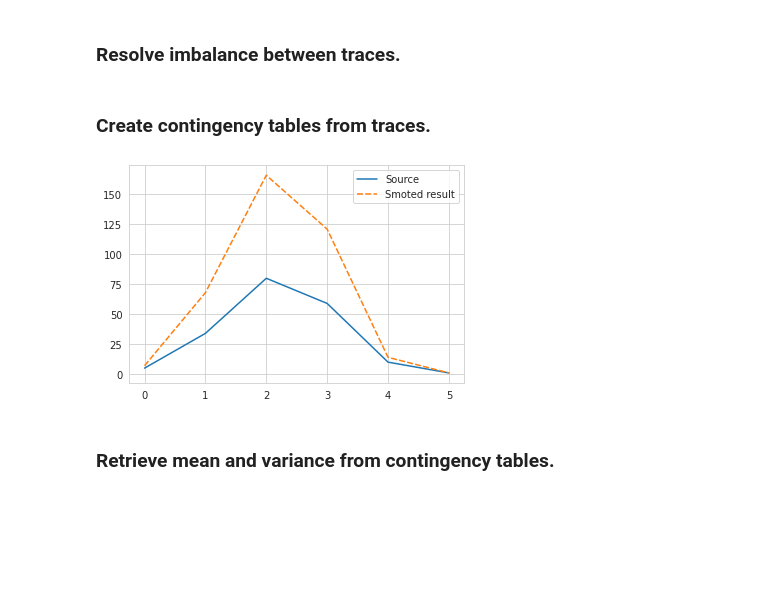
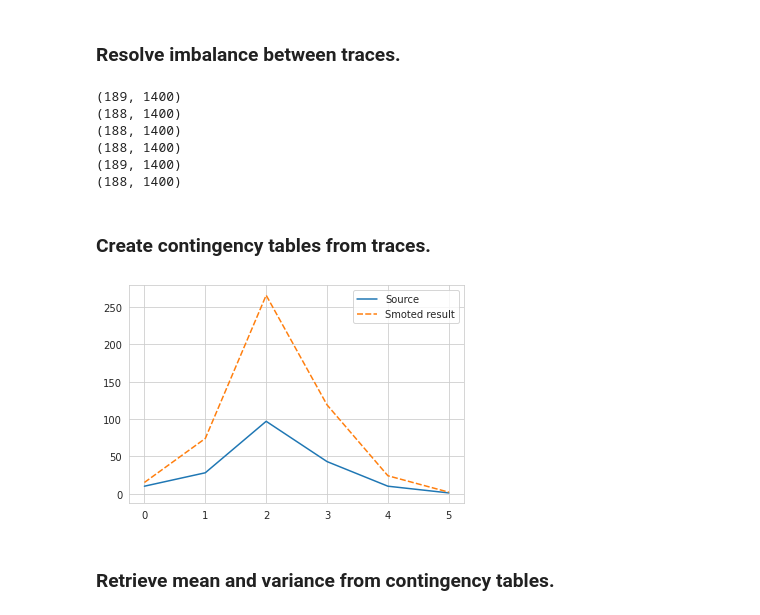
Before and after one commit to ccberg/LA, a Jupyter notebook: books/tvla/t_test.ipynb, the cells around one changed output. Drawn from its saved outputs; the diff is of its cells as text; code cells hidden in the pictures; blank space fills up the shorter version.

```diff
--- a/books/tvla/t_test.ipynb
+++ b/books/tvla/t_test.ipynb
@@ -22,3 +20,6 @@ cache = NBCache("tvla/t_test")
+# %%
+SMOTE_LEVEL = 500
+cache = NBCache("tvla/t_test", version=f"smote_{SMOTE_LEVEL}")
 # %%
 trace_len = 50
 sample_size = 350
@@ -218,6 +219,7 @@ def smote(trace_categories, target_size, dtype=np.uint8):
         res = np.zeros((len(category), target_size, category[0].shape[1]), dtype=dtype)
 
         for s_ix, trace_slice in enumerate(category):
+            print(trace_slice.shape)
             app = [get_point(trace_slice) for _ in range(target_size - len(trace_slice))]
 
             if len(app) > 0:
@@ -228,17 +230,29 @@ def smote(trace_categories, target_size, dtype=np.uint8):
         acc.append(res)
 
     return acc
+
+test_sample_pt_smote = np.array([i[0] for i in np.array(smote(cts.slices[0], 400)[0][0])])
+# %% [output]
+(189, 1400)
+(188, 1400)
+(188, 1400)
+(188, 1400)
+(189, 1400)
+(188, 1400)
 # %% [markdown]
 ### Create contingency tables from traces.
 # %%
 class CTableStore:
-    def __init__(self, tc: TraceCategory, num_keys=256):
+    def __init__(self, tc: TraceCategory, key_range=256, offset=128, pref_size=SMOTE_LEVEL):
         self.tc = tc
-        self.num_keys = num_keys
-        self.size = max([math.ceil(len(self.tc.filter_traces(k)) / 2) for k in range(self.num_keys)])
+        self.key_range = key_range
+        self.offset = offset
 
-        t_max = max([self.tc.filter_traces(k).max() for k in range(self.num_keys)]) + 128
-        t_min = min([self.tc.filter_traces(k).min() for k in range(self.num_keys)]) + 128
+        max_slice_size = max([math.ceil(len(self.tc.filter_traces(k)) / 4) for k in range(self.key_range)])
+        self.size = max(pref_size, max_slice_size)
+
+        t_max = max([self.tc.filter_traces(k).max() for k in range(self.key_range)]) + self.offset
+        t_min = min([self.tc.filter_traces(k).min() for k in range(self.key_range)]) + self.offset
 
         self.trace_type = np.uint8
         # Maximum value of trace should be lower than the capacity of uint8.
@@ -249,56 +263,72 @@ class CTableStore:
         # Maximum value of bincount should be lower than the capacity of uint16.
         assert self.size < np.iinfo(self.table_type).max
 
-        self.slices = {}
-        self.gen_slices()
-
-        self.smoted = {}
-        for k in tqdm(range(self.num_keys), "SMOTEing traces"):
-            self.smoted[k] = np.array(smote(self.slices[k], self.size, self.trace_type))
-
-        self.tables = {}
-        self.gen_tables()
+        self.slices = self.gen_slices()
+        self.smoted = self.apply_smote(self.slices)
+        self.tables = self.gen_tables(self.smoted)
 
     def gen_slices(self):
+        """
+        Slices the data up in two internally disjoint data sets (A and B) per key byte.
+        The set A contains 4 slices, the set B contains 2 slices.
+
+        B is generated by getting 4 random slices and discarding 2 of them. This prevents the slices in A from
+        being oversampled more than twice as often as the slices in B in the SMOTEing phase.
+        """
         res = {}
 
-        for k in tqdm(range(self.num_keys), "Slicing up traces"):
-            ts = self.tc.filter_traces(k) + 128
+        for k in tqdm(range(self.key_range), "Slicing up traces"):
+            ts = self.tc.filter_traces(k) + self.offset
             uts = np.array([np.array(t, dtype=self.trace_type) for t in ts])
 
             np.random.shuffle(uts)
             ts4 = np.array(np.array_split(uts.copy(), 4))
             np.random.shuffle(uts)
-            ts2 = np.array(np.array_split(uts, 2))
+            ts2 = np.array(np.array_split(uts, 4))
 
-            res[k] = np.array([ts4, ts2])
+            res[k] = np.array([ts4, ts2[:2]])
 
-        self.slices = res
+        return res
 
-    def gen_tables(self):
+    def apply_smote(self, slices):
+        """
+        Applies SMOTE to the slices, resulting in all slices from all sets containing the same amount of samples.
+        """
         res = {}
 
-        for k in tqdm(range(self.num_keys), "Generating contingency tables"):
+        for k in tqdm(range(self.key_range), "SMOTEing traces"):
+            res[k] = np.array(smote(slices[k], self.size, self.trace_type))
+
+        return res
+
+    def gen_tables(self, smoted):
+        """
+        Generates contingency tables by counting the occurrence of each sample point value within a slice,
+        for each sample point.
+        """
+        res = {}
+
+        for k in tqdm(range(self.key_range), "Generating contingency tables"):
             res[k] = {}
-            for c, category in enumerate(self.smoted[k]):
+            for c, category in enumerate(smoted[k]):
                 res[k][c] = {}
                 for s, trace_slice in enumerate(category):
                     ts = np.moveaxis(trace_slice, 0, -1)
                     res[k][c][s] = np.array(
                         [np.array(np.bincount(t, minlength=256), dtype=self.table_type) for t in ts])
 
-        self.tables = res
+        return res
 
 cts = CTableStore(ascad.masked.profile, 1)
 
 test_cts_split = np.array([i[0] for i in cts.slices[0][0][0]])
 test_cts_data = np.array([i[0] for i in cts.smoted[0][0][0]])
 
 sns.lineplot(data=pd.DataFrame(zip(np.bincount(test_cts_split)[-6:], np.bincount(test_cts_data)[-6:]), columns=["Source", "Smoted result"]))
 
 assert np.all(cts.tables[0][0][0][0] == np.bincount(test_cts_data, minlength=256))
 # %% [output]
-[figure, old version]
+[figure, new version]
 # %%
 def cache_cts(c: NBCache, name: str, t_cat: TraceCategory):
     fname = f'{get_cache_loc()}/{c.path}/{name}.hdf5'
```
Also changed, not shown: parts of 15 cells of this notebook, 1 other file.
